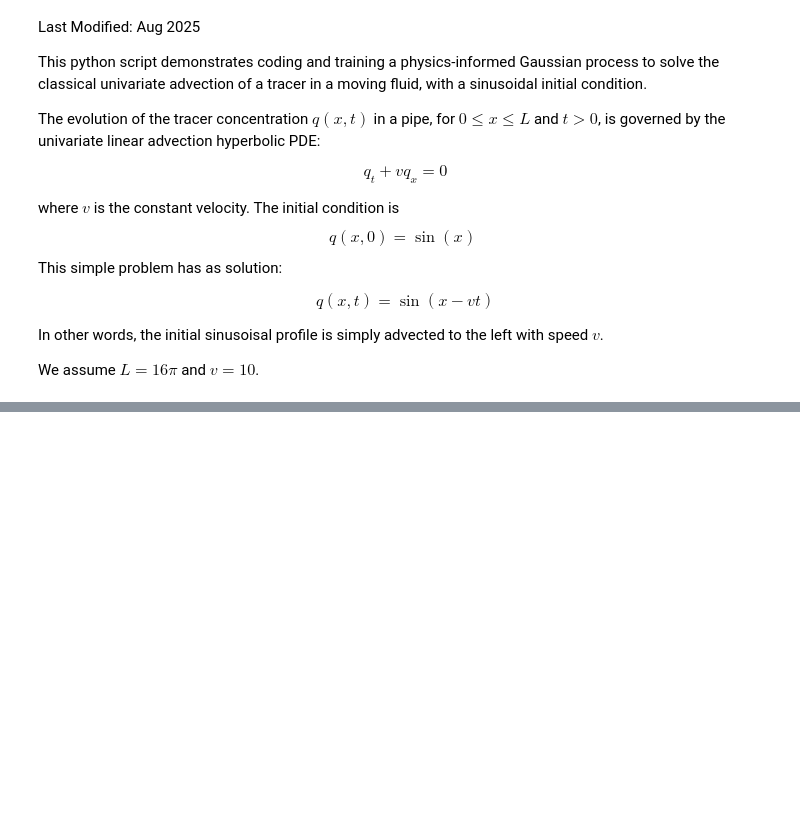
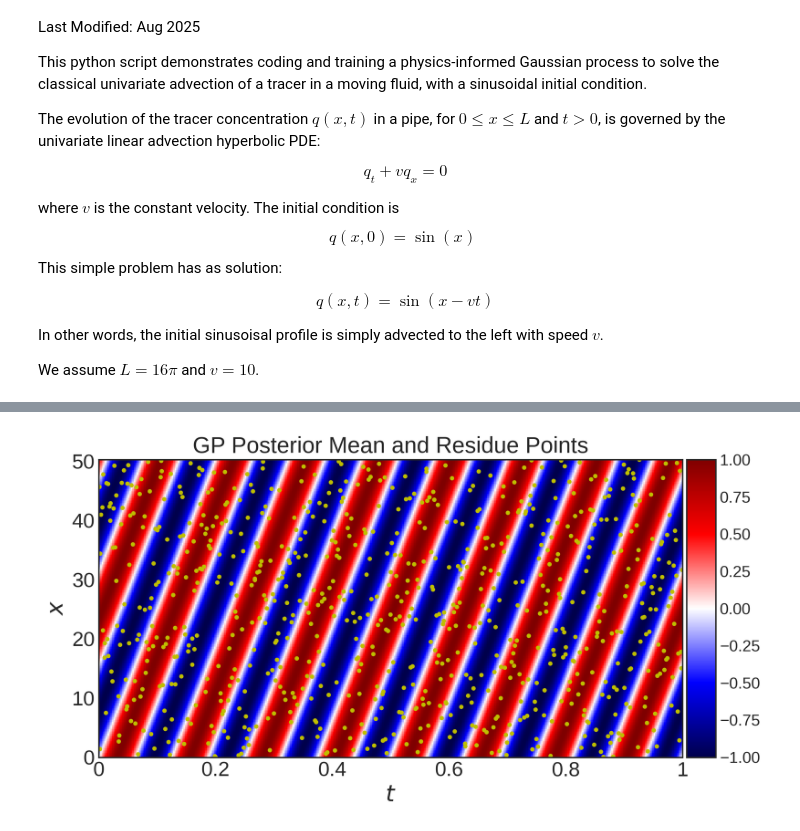
Before and after one commit to victor-marchesini/Scientific_Machine_Learning_Cenpes_2025, a Jupyter notebook: SciML_Advection_GP_JAX.ipynb, the cells around one changed output, grey strips where cells are left out. Cells and saved outputs as stored; diff of their text form; code cells hidden in the pictures; blank space fills up the shorter version.

```diff
--- a/SciML_Advection_GP_JAX.ipynb
+++ b/SciML_Advection_GP_JAX.ipynb
@@ -339,0 +845,98 @@ L2 error: 6.1588e-04
+# %%
+"""
+Display results
+"""
+
+from mpl_toolkits.axes_grid1 import make_axes_locatable
+import matplotlib.gridspec as gridspec
+
+def figsize(scale, nplots = 1):
+    fig_width_pt = 390.0                          # get this from LaTeX using \the\textwidth
+    inches_per_pt = 1.0/72.27                     # convert pt to inch
+    golden_mean = (np.sqrt(5.0)-1.0)/2.0          # aesthetic ratio (you could change this)
+    fig_width = fig_width_pt*inches_per_pt*scale  # width in inches
+    fig_height = nplots*fig_width*golden_mean     # height in inches
+    fig_size = [fig_width,fig_height]
+    return fig_size
+
+# L2 error
+#err = np.linalg.norm(u_pm.T-u.T,2)/np.linalg.norm(u.T,2)
+#print('L2 error: %.4e' % (err))
+
+# Exact
+plt.style.use('seaborn-v0_8-white')
+fig = plt.figure(figsize=figsize(2,2),dpi=300)
+gs0 = gridspec.GridSpec(1,1)
+gs0.update(top=1-0.06,bottom=1-1/3,left=0.2,right=.9,wspace=0.25)
+ax = plt.subplot(gs0[0,0])
+im=ax.imshow(u,interpolation='nearest',cmap='seismic',
+             extent=[ti,tf,xl,xr],origin='lower',aspect='auto')
+divider = make_axes_locatable(ax)
+cax = divider.append_axes("right", size="5%",pad=0.05)
+cbar=fig.colorbar(im,cax=cax)
+cbar.ax.tick_params(labelsize=14)
+ax.tick_params(axis='both',which='major',labelsize=18)
+ax.set_xticks(np.arange(0,1.01,0.2),labels=['0','0.2','0.4','0.6','0.8','1'])
+ax.set_ylabel('$x$',fontsize=20)
+ax.set_xlabel('$t$',fontsize=20)
+ax.set_title('Exact',fontsize=20)
+plt.show()
+
+# Posterior Mean
+plt.style.use('seaborn-v0_8-white')
+fig = plt.figure(figsize=figsize(2,2),dpi=300)
+gs0 = gridspec.GridSpec(1,1)
+gs0.update(top=1-0.06,bottom=1-1/3,left=0.2,right=.9,wspace=0.25)
+ax = plt.subplot(gs0[0,0])
+im=ax.imshow(u_pm,interpolation='nearest',cmap='seismic',
+             extent=[ti,tf,xl,xr],origin='lower',aspect='auto')
+plt.scatter(Z[:,1],Z[:,0],s=32,marker='.',color='y',alpha=1)
+divider = make_axes_locatable(ax)
+cax = divider.append_axes("right",size="5%",pad=0.05)
+cbar=fig.colorbar(im,cax=cax)
+cbar.ax.tick_params(labelsize=14)
+ax.tick_params(axis='both',which='major',labelsize=18)
+ax.set_xticks(np.arange(0,1.01,0.2),labels=['0','0.2','0.4','0.6','0.8','1'])
+ax.set_ylabel('$x$',fontsize=20)
+ax.set_xlabel('$t$',fontsize=20)
+ax.set_title('GP Posterior Mean and Residue Points',fontsize=20)
+plt.show()
+
+# |Posterior Mean - Exact|
+plt.style.use('seaborn-v0_8-white')
+fig = plt.figure(figsize=figsize(2,2),dpi=300)
+gs0 = gridspec.GridSpec(1,1)
+gs0.update(top=1-0.06,bottom=1-1/3,left=0.2,right=.9,wspace=0.25)
+ax = plt.subplot(gs0[0,0])
+im=ax.imshow(np.abs(u_pm-u),interpolation='nearest',cmap='seismic',
+             extent=[ti,tf,xl,xr],origin='lower',aspect='auto')
+divider = make_axes_locatable(ax)
+cax = divider.append_axes("right", size="5%", pad=0.05)
+cbar=fig.colorbar(im,cax=cax)
+cbar.ax.tick_params(labelsize=14)
+ax.tick_params(axis='both',which='major',labelsize=18)
+ax.set_xticks(np.arange(0,1.01,0.2),labels=['0','0.2','0.4','0.6','0.8','1'])
+ax.set_ylabel('$x$',fontsize=20)
+ax.set_xlabel('$t$',fontsize=20)
+ax.set_title('Absolute Error',fontsize=20)
+plt.show()
+
+# Posterior Standard Deviation
+plt.style.use('seaborn-v0_8-white')
+fig = plt.figure(figsize=figsize(2,2),dpi=300)
+gs0 = gridspec.GridSpec(1,1)
+gs0.update(top=1-0.06,bottom=1-1/3,left=0.2,right=.9,wspace=0.25)
+ax = plt.subplot(gs0[0,0])
+im=ax.imshow(u_sd,interpolation='nearest',cmap='seismic',
+             extent=[ti,tf,xl,xr],origin='lower',aspect='auto')
+divider = make_axes_locatable(ax)
+cax = divider.append_axes("right",size="5%",pad=0.05)
+cbar=fig.colorbar(im,cax=cax)
+cbar.ax.tick_params(labelsize=14)
+ax.tick_params(axis='both',which='major',labelsize=18)
+ax.set_xticks(np.arange(0,1.01,0.2),labels=['0','0.2','0.4','0.6','0.8','1'])
+ax.set_ylabel('$x$',fontsize=20)
+ax.set_xlabel('$t$',fontsize=20)
+ax.set_title('GP Posterior Standard Deviation',fontsize=20)
+plt.show()
+# %% [output]
@@ -339,0 +944 @@ L2 error: 6.1588e-04
+[figure, added]
```
Also changed, not shown: parts of 6 cells of this notebook.
